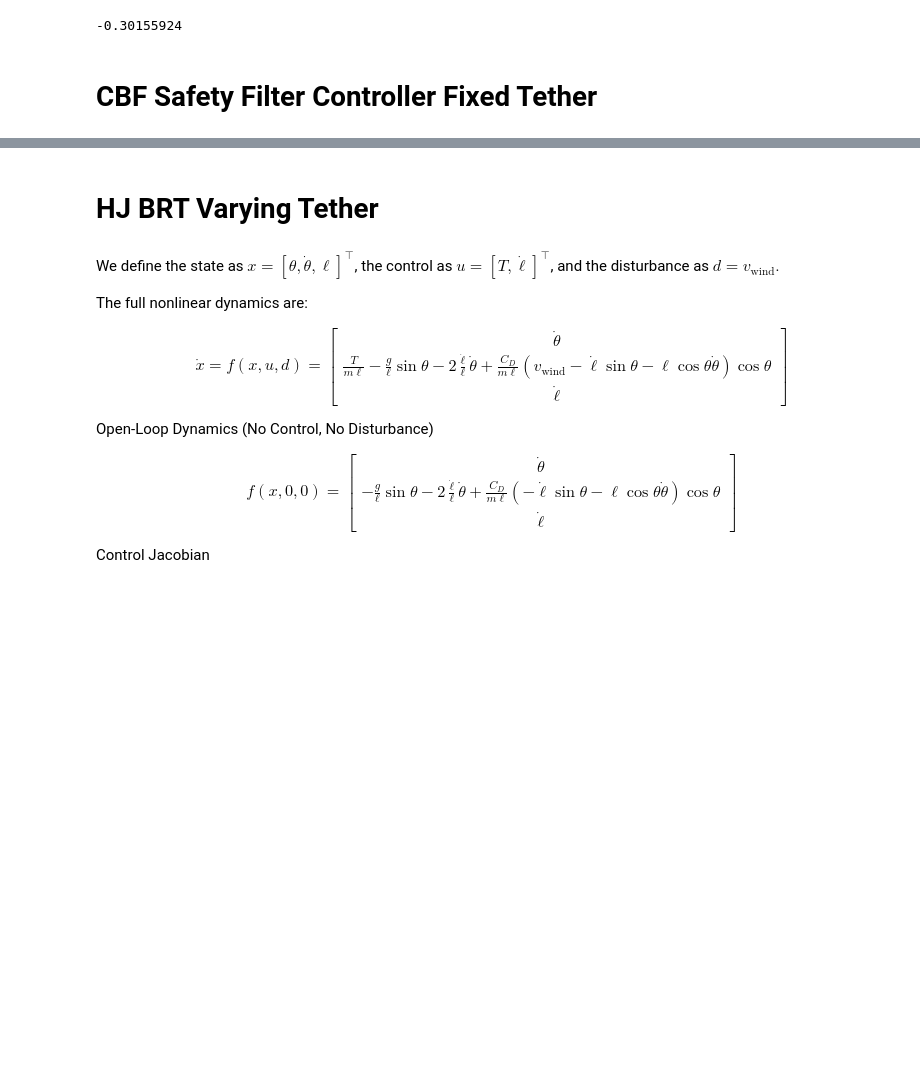
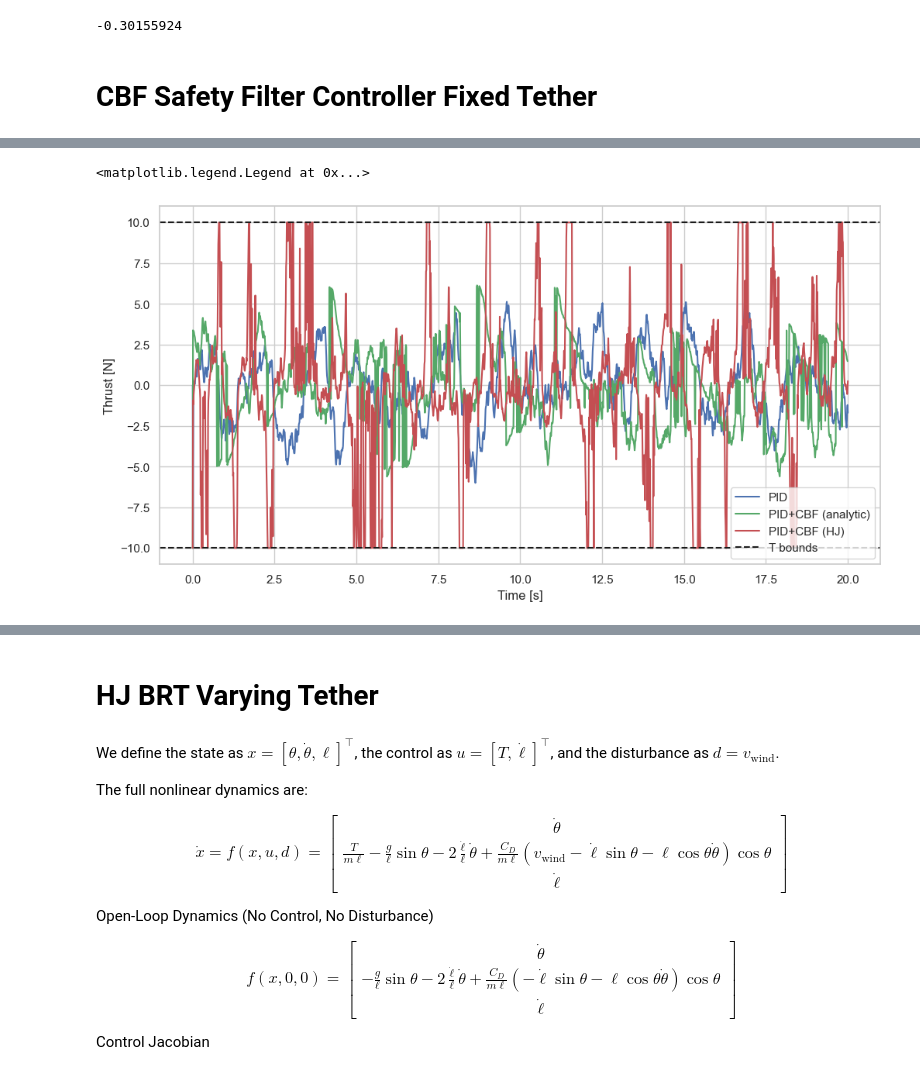
Before and after one commit to jaspermatthe/AA548-Project, a Jupyter notebook: project_QP.ipynb, the cells around one changed output, grey strips where cells are left out. Drawn from its saved outputs; the diff is of its cells as text; code cells hidden in the pictures; blank space fills up the shorter version.

```diff
--- a/project_QP.ipynb
+++ b/project_QP.ipynb
@@ -996,0 +983,14 @@ plt.legend()
+# %%
+plt.figure(figsize=(12, 6))
+plt.plot(t_controls, pid_fixed_controls, 'b-', label='PID')
+plt.plot(t_controls[:-1], CBF_pid_fixed_controls, 'g-', label='PID+CBF (analytic)')
+plt.plot(t_controls_hj, CBF_hj_pid_fixed_controls, 'r-', label='PID+CBF (HJ)')
+plt.axhline(y=T_max_abs, color='k', linestyle='--', label='T bounds')
+plt.axhline(y=-T_max_abs, color='k', linestyle='--')
+plt.xlabel('Time [s]')
+plt.ylabel('Thrust [N]')
+# plt.title('Control Input Comparison')
+plt.legend()
+# %% [output]
+<matplotlib.legend.Legend at 0x...>
+[figure, added]
```
Also changed, not shown: parts of 14 cells of this notebook, 3 other files.
